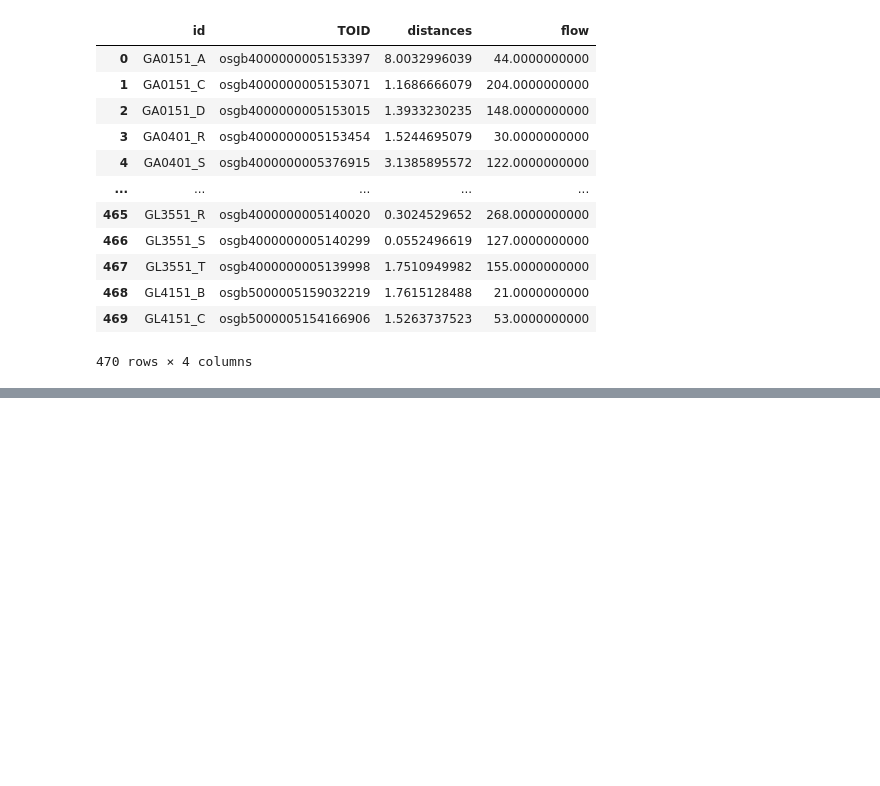
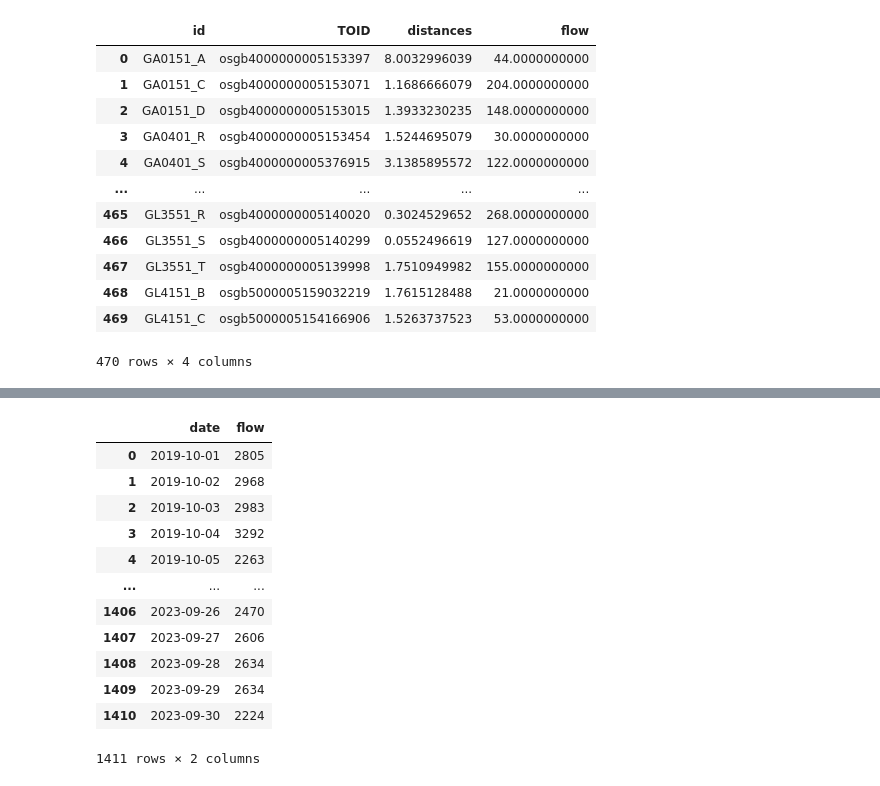
Before and after one commit to YueLi-0816/data_paper, a Jupyter notebook: traffic_flow_plot.ipynb, the cells around one changed output, grey strips where cells are left out. Cells and saved outputs as stored; diff of their text form; code cells hidden in the pictures; blank space fills up the shorter version.

```diff
--- a/traffic_flow_plot.ipynb
+++ b/traffic_flow_plot.ipynb
@@ -223,0 +261,18 @@ road_sensor_flow = road_sensor_df.to_crs("27700")
+# %%
+sensor_daily = sensor_df.groupby("date", as_index=False).agg( {'flow':lambda x: x.mean()*24})
+sensor_daily.flow = sensor_daily.flow.astype(int)
+sensor_daily
+# %% [output]
+|  | date | flow |
+| 0 | 2019-10-01 | 2805 |
+| 1 | 2019-10-02 | 2968 |
+| 2 | 2019-10-03 | 2983 |
+| 3 | 2019-10-04 | 3292 |
+| 4 | 2019-10-05 | 2263 |
+| ... | ... | ... |
+| 1406 | 2023-09-26 | 2470 |
+| 1407 | 2023-09-27 | 2606 |
+| 1408 | 2023-09-28 | 2634 |
+| 1409 | 2023-09-29 | 2634 |
+| 1410 | 2023-09-30 | 2224 |
+1411 rows × 2 columns
```
Also changed, not shown: parts of 15 cells of this notebook.
